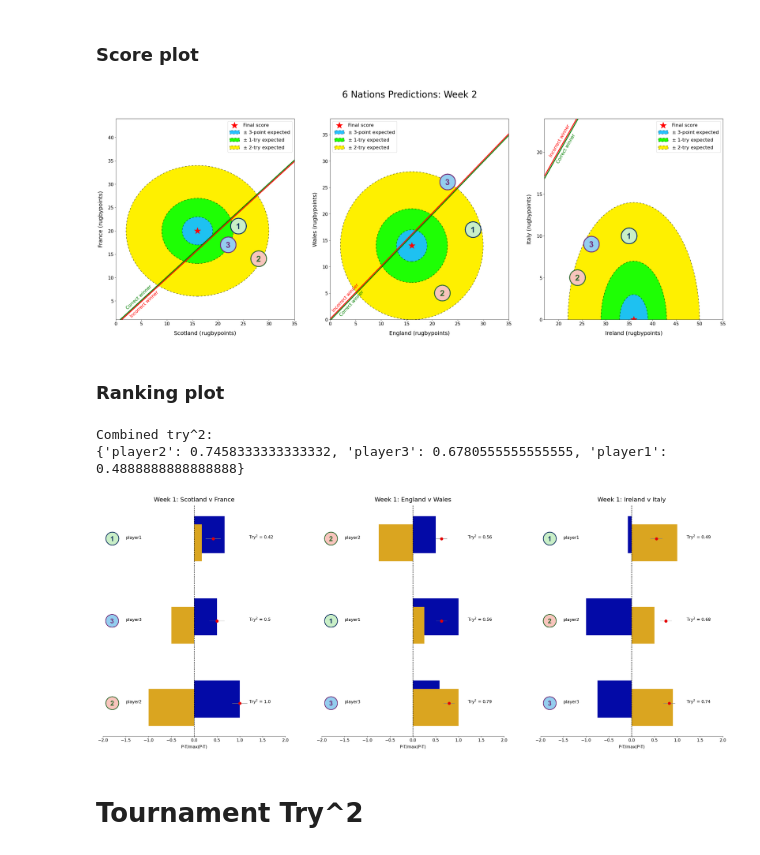
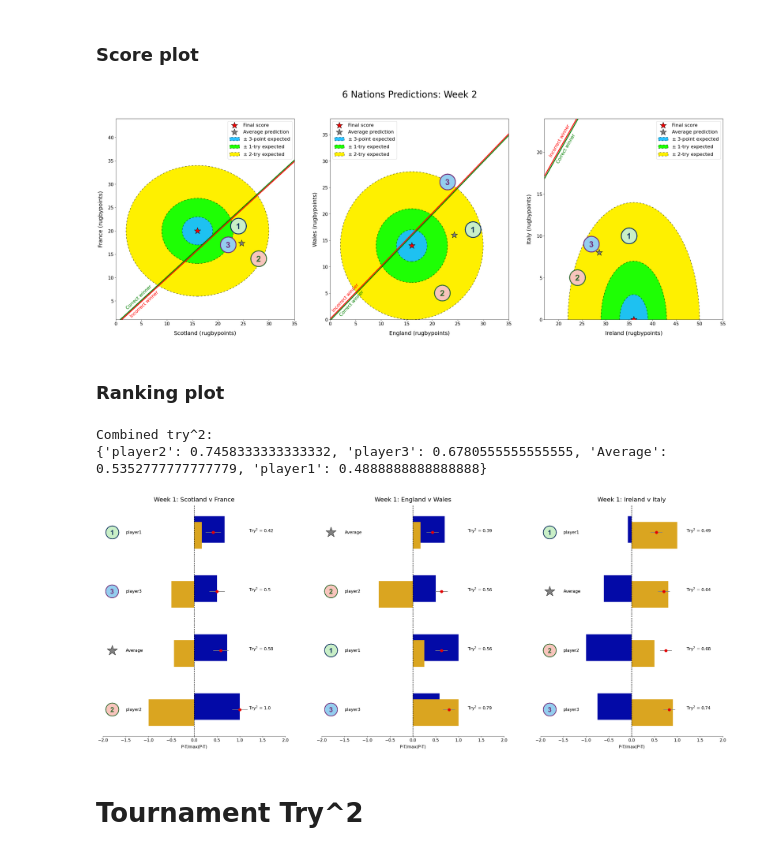
Before and after one commit to jjamieson12/SixNations_PredictionAnalysis, a Jupyter notebook: SixNationasPredictions_Example.ipynb, the cells around one changed output. Saved outputs shown, nothing was run; the diff lists cells and outputs as text; code cells hidden in the pictures.

Commit message:
Add average prediction handling

```diff
--- a/SixNationasPredictions_Example.ipynb
+++ b/SixNationasPredictions_Example.ipynb
@@ -111,7 +114,7 @@ one_fig_height = 10.75
 marginLR = 3.5
 marginUD = 0.25
 fig, axs = plt.subplots(1,3,figsize=(36, 12),layout='tight') #Make seperate axes for each game
-plot_matches(axs,games,predictions,markers,FinalScore=FinalScore,Nexpected=3)
+plot_matches(axs,games,predictions,markers,FinalScore=FinalScore,Nexpected=3,show_average=True,show_winloss=True)
 
 plt.suptitle('6 Nations Predictions: Week 2',size=30,y=0.99)
 plt.show()
@@ -121,26 +124,26 @@ for i,ax in enumerate(axs):
     custom_crop = Bbox(np.array([[marginLR + i*one_fig_width, marginUD],[marginLR + (i+1)*one_fig_width, marginUD+one_fig_height]])) #Do it manually
     fig.savefig("Plots/Week2/SixN_Week2_Game"+str(i+1)+"_Example.png", bbox_inches=custom_crop)
 # %% [output]
-[figure, old version]
+[figure, new version]
 # %% [markdown]
 ### Ranking plot
 # %%
 one_fig_width = 10.7
 one_fig_height = 12.75
 marginLR = 4.5
 marginUD = 1.0
 fig, axs = plt.subplots(1,3,figsize=(40, 15))
 plt.subplots_adjust(wspace=0.2)
-plot_ranking(axs,games,predictions,markers,FinalScore,win_SF=0.9,week=1,draw_markers=True)
+plot_ranking(axs,games,predictions,markers,FinalScore,win_SF=0.9,week=1,draw_markers=True,show_average=True)
 fig.savefig("Plots/Week2/SixN_Week2_Rankings_AllGames_Example.png")
 
 for i,ax in enumerate(axs):
     custom_crop = Bbox(np.array([[marginLR + i*one_fig_width, marginUD],[marginLR + (i+1)*one_fig_width, marginUD+one_fig_height]])) #Do it manually
     fig.savefig("Plots/Week2/SixN_Week2_Rankings_Game"+str(i)+"_Example.png", bbox_inches=custom_crop)
 # %% [output]
 Combined try^2:
-{'player2': 0.7458333333333332, 'player3': 0.6780555555555555, 'player1': 0.4888888888888888}
+{'player2': 0.7458333333333332, 'player3': 0.6780555555555555, 'Average': 0.5352777777777779, 'player1': 0.4888888888888888}
-[figure, old version]
+[figure, new version]
 # %% [markdown]
 # Tournament Try^2
 # %%
```
Also changed, not shown: parts of 9 cells of this notebook, 27 other files.
